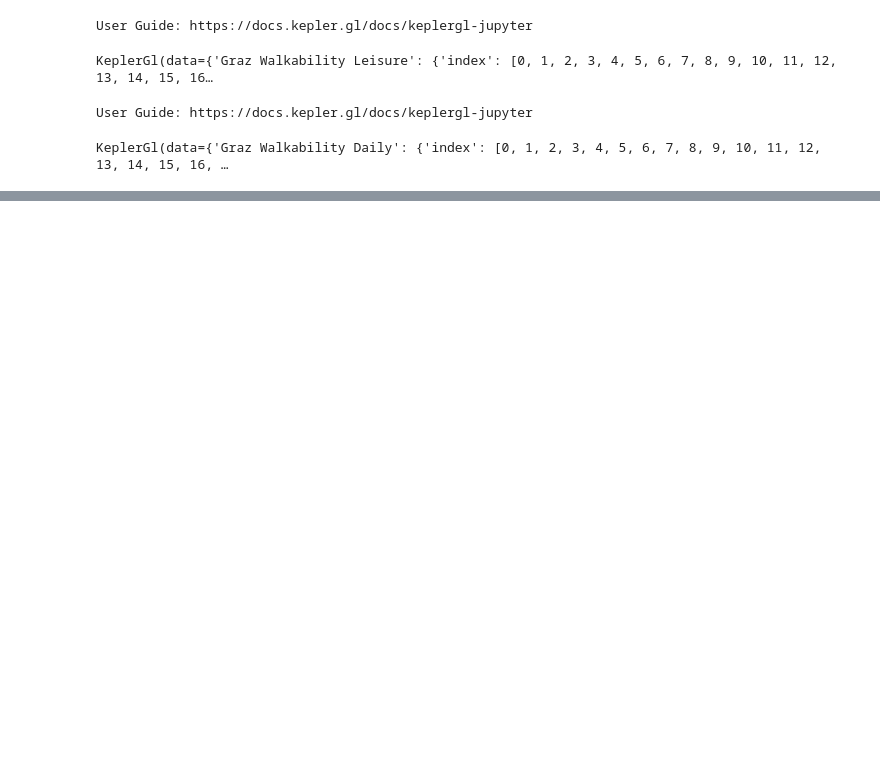
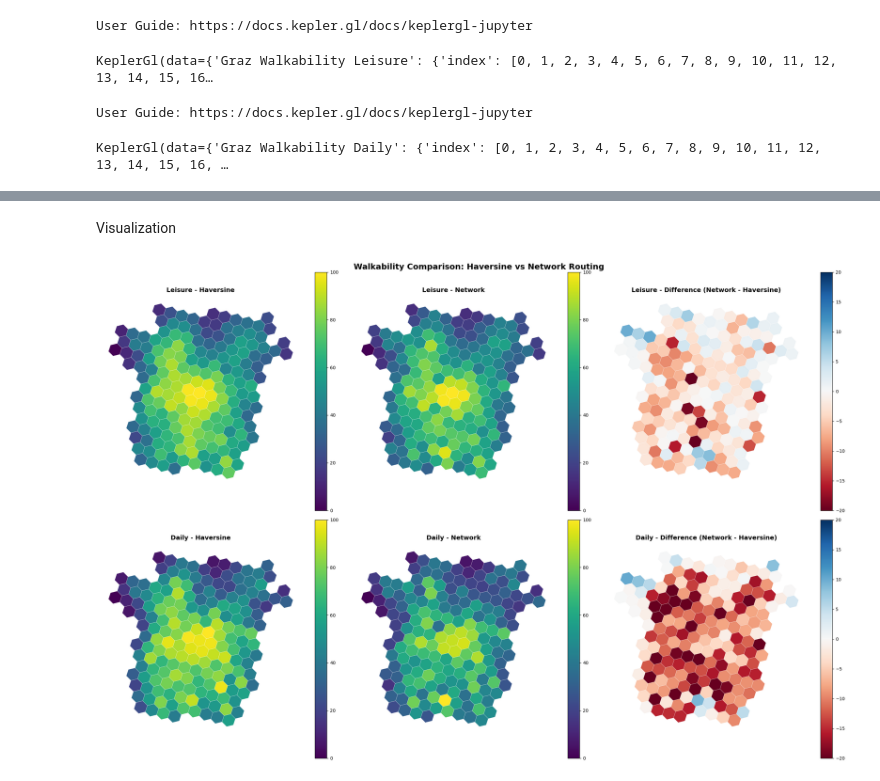
Before and after one commit to bernadettesophia/GAT2_group1_midterm_project, a Jupyter notebook: code_midterm_group1_walkability_graz.ipynb, the cells around one changed output, grey strips where cells are left out. Cells and saved outputs as stored; diff of their text form; code cells hidden in the pictures; blank space fills up the shorter version.

```diff
--- a/code_midterm_group1_walkability_graz.ipynb
+++ b/code_midterm_group1_walkability_graz.ipynb
@@ -1158,0 +1659,43 @@ KeplerGl(data={'Graz Walkability Daily': {'index': [0, 1, 2, 3, 4, 5, 6, 7, 8, 9
+# %% [markdown]
+Visualization
+# %%
+fig, axes = plt.subplots(2, 3, figsize=(24, 16))
+
+# Row 1: LEISURE
+axes[0, 0].set_title('Leisure - Haversine', fontsize=14, fontweight='bold')
+gdf_hex.plot(column='walkability_leisure', cmap='viridis', linewidth=0.3,
+             edgecolor='white', legend=True, ax=axes[0, 0], vmin=0, vmax=100)
+axes[0, 0].axis('off')
+
+axes[0, 1].set_title('Leisure - Network', fontsize=14, fontweight='bold')
+gdf_hex.plot(column='walkability_leisure_network', cmap='viridis', linewidth=0.3,
+             edgecolor='white', legend=True, ax=axes[0, 1], vmin=0, vmax=100)
+axes[0, 1].axis('off')
+
+axes[0, 2].set_title('Leisure - Difference (Network - Haversine)', fontsize=14, fontweight='bold')
+gdf_hex.plot(column='leisure_diff', cmap='RdBu', linewidth=0.3,
+             edgecolor='white', legend=True, ax=axes[0, 2], vmin=-20, vmax=20)
+axes[0, 2].axis('off')
+
+# Row 2: DAILY
+axes[1, 0].set_title('Daily - Haversine', fontsize=14, fontweight='bold')
+gdf_hex.plot(column='walkability_daily', cmap='viridis', linewidth=0.3,
+             edgecolor='white', legend=True, ax=axes[1, 0], vmin=0, vmax=100)
+axes[1, 0].axis('off')
+
+axes[1, 1].set_title('Daily - Network', fontsize=14, fontweight='bold')
+gdf_hex.plot(column='walkability_daily_network', cmap='viridis', linewidth=0.3,
+             edgecolor='white', legend=True, ax=axes[1, 1], vmin=0, vmax=100)
+axes[1, 1].axis('off')
+
+axes[1, 2].set_title('Daily - Difference (Network - Haversine)', fontsize=14, fontweight='bold')
+gdf_hex.plot(column='daily_diff', cmap='RdBu', linewidth=0.3,
+             edgecolor='white', legend=True, ax=axes[1, 2], vmin=-20, vmax=20)
+axes[1, 2].axis('off')
+
+plt.suptitle('Walkability Comparison: Haversine vs Network Routing',
+             fontsize=18, fontweight='bold', y=0.98)
+plt.tight_layout()
+plt.show()
+# %% [output]
+[figure, added]
```
Also changed, not shown: parts of 37 cells of this notebook.
